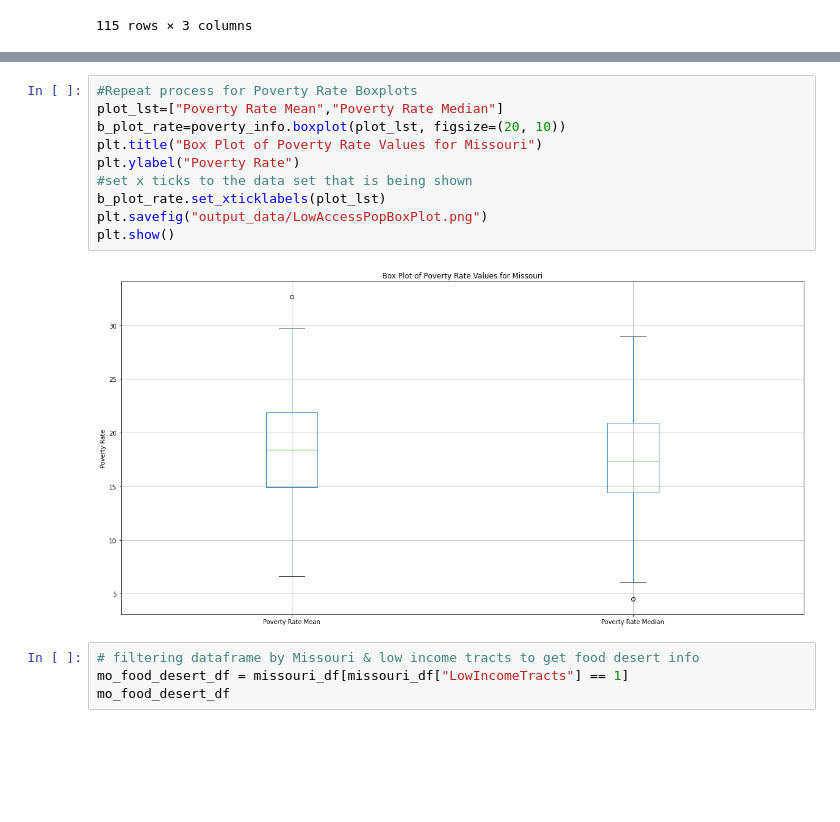
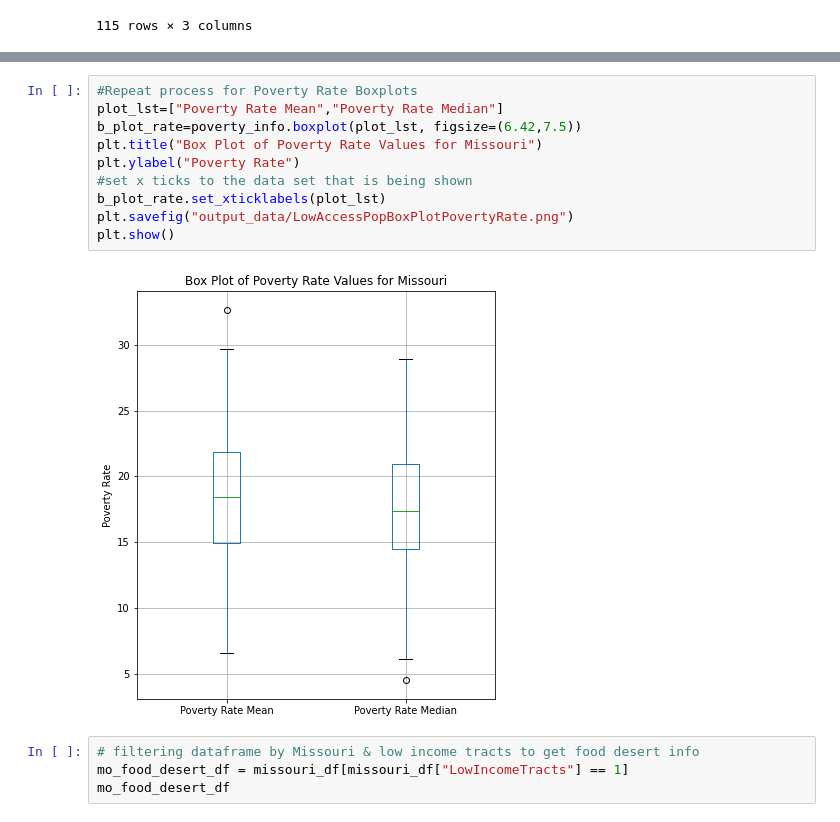
Before and after one commit to marybellavia/project-one, a Jupyter notebook: DataAnalysis.ipynb, the cells around one changed output, grey strips where cells are left out. Saved outputs shown, nothing was run; the diff lists cells and outputs as text; blank space fills up the shorter version.

```diff
--- a/DataAnalysis.ipynb
+++ b/DataAnalysis.ipynb
@@ -183,15 +182,15 @@ plt.show()
 # %%
 #Repeat process for Poverty Rate Boxplots
 plot_lst=["Poverty Rate Mean","Poverty Rate Median"]
-b_plot_rate=poverty_info.boxplot(plot_lst, figsize=(20, 10))
+b_plot_rate=poverty_info.boxplot(plot_lst, figsize=(6.42,7.5))
 plt.title("Box Plot of Poverty Rate Values for Missouri")
 plt.ylabel("Poverty Rate")
 #set x ticks to the data set that is being shown
 b_plot_rate.set_xticklabels(plot_lst)
-plt.savefig("output_data/LowAccessPopBoxPlot.png")
+plt.savefig("output_data/LowAccessPopBoxPlotPovertyRate.png")
 plt.show()
 # %% [output]
-[figure, old version]
+[figure, new version]
 # %%
 # filtering dataframe by Missouri & low income tracts to get food desert info
 mo_food_desert_df = missouri_df[missouri_df["LowIncomeTracts"] == 1]
```
Also changed, not shown: parts of 4 cells of this notebook, 5 other files.
